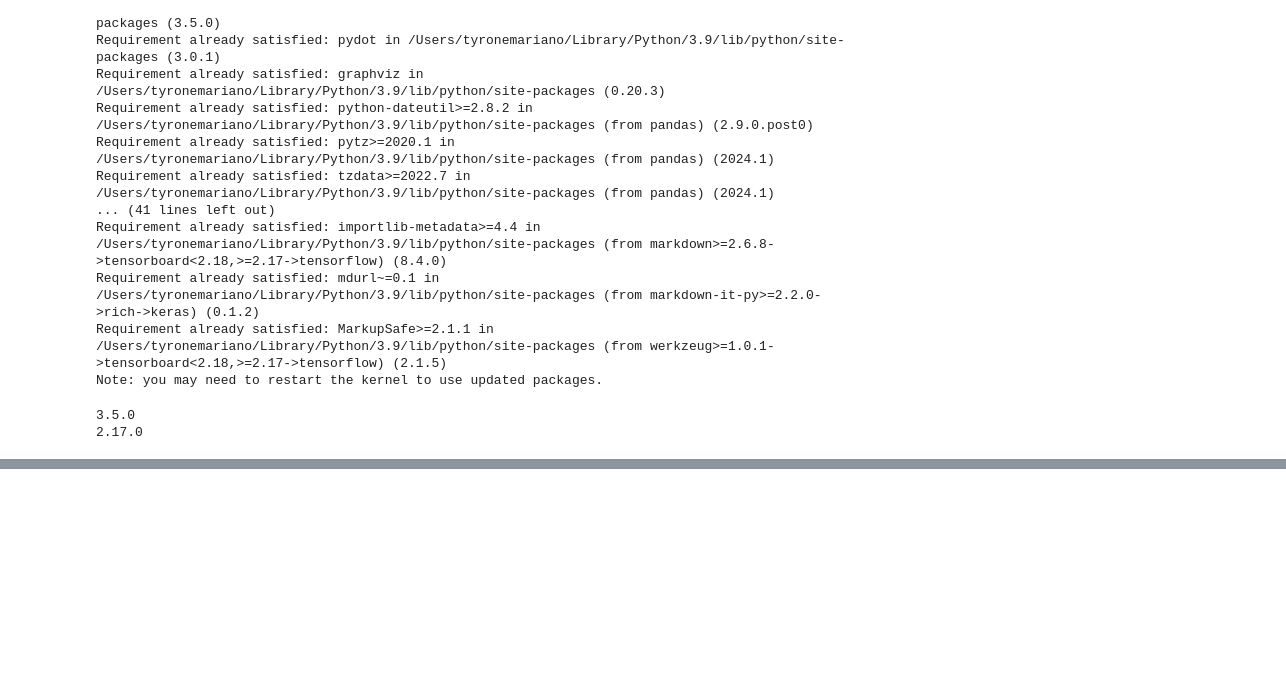
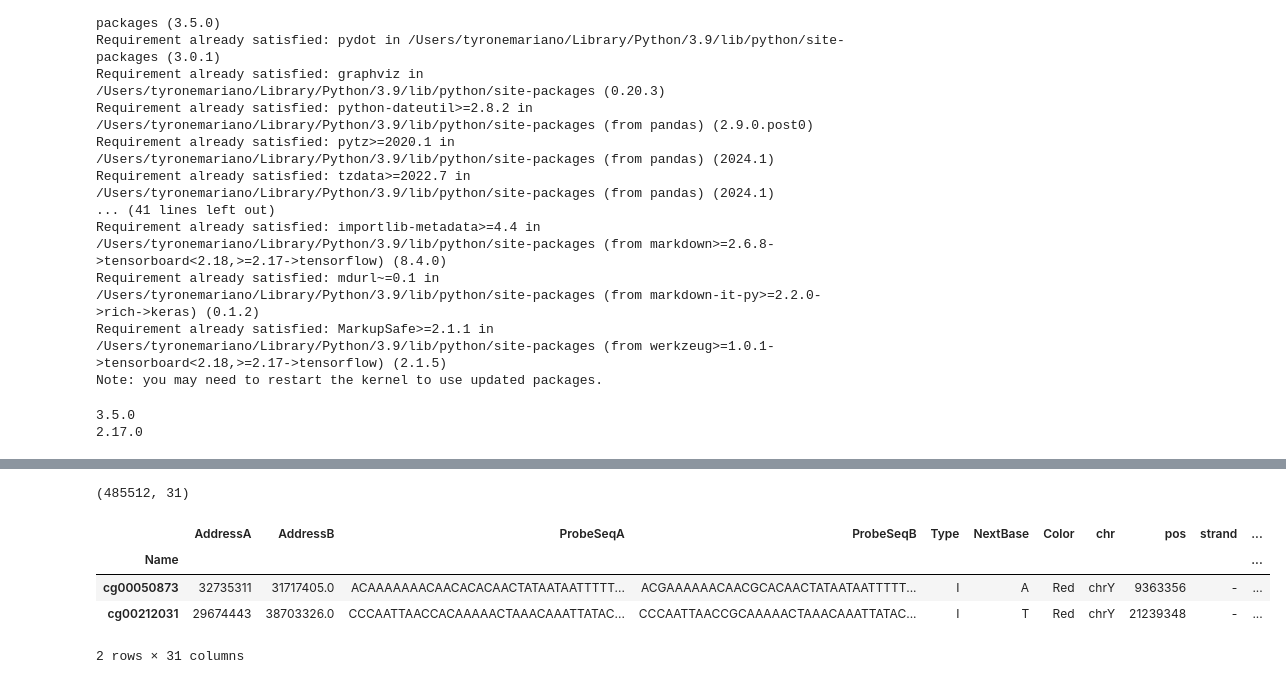
Before and after one commit to ich-bin-tyrone/methyl-vae, a Jupyter notebook: vae.ipynb, the cells around one changed output, grey strips where cells are left out. Saved outputs shown, nothing was run; the diff lists cells and outputs as text; code cells hidden in the pictures; blank space fills up the shorter version.

```diff
--- a/vae.ipynb
+++ b/vae.ipynb
@@ -65,0 +130,9 @@ sns.set_context("paper", rc={"font.size":14,"axes.titlesize":15,"axes.labelsize"
+# %%
+methyl_file = os.path.join('data/raw', 'BreastCancerMethylation_top100kMAD_cpg.csv')
+methyl_df = pd.read_csv(methyl_file, index_col = 0, header  = 0)
+
+methyl_file2 = os.path.join('data', 'Illumina-Human-Methylation-450kilmn12-hg19.annotated.csv')
+methyl_df2 = pd.read_csv(methyl_file2, index_col = 0, header  = 0)
+
+methyl_file3 = os.path.join('data', 'Full_data_covs.csv')
+methyl_df3 = pd.read_csv(methyl_file3, index_col = 0, header  = 0)
@@ -65,0 +149,10 @@ sns.set_context("paper", rc={"font.size":14,"axes.titlesize":15,"axes.labelsize"
+# %%
+print(methyl_df2.shape)
+methyl_df2.head(2)
+# %% [output]
+(485512, 31)
+|  | AddressA | AddressB | ProbeSeqA | ProbeSeqB | Type | NextBase | Color | chr | pos | strand | ... |
+| Name |  |  |  |  |  |  |  |  |  |  | ... |
+| cg00050873 | 32735311 | 31717405.0 | ACAAAAAAACAACACACAACTATAATAATTTTT... | ACGAAAAAACAACGCACAACTATAATAATTTTT... | I | A | Red | chrY | 9363356 | - | ... |
+| cg00212031 | 29674443 | 38703326.0 | CCCAATTAACCACAAAAACTAAACAAATTATAC... | CCCAATTAACCGCAAAAACTAAACAAATTATAC... | I | T | Red | chrY | 21239348 | - | ... |
+2 rows × 31 columns
```
Also changed, not shown: parts of 12 cells of this notebook.
